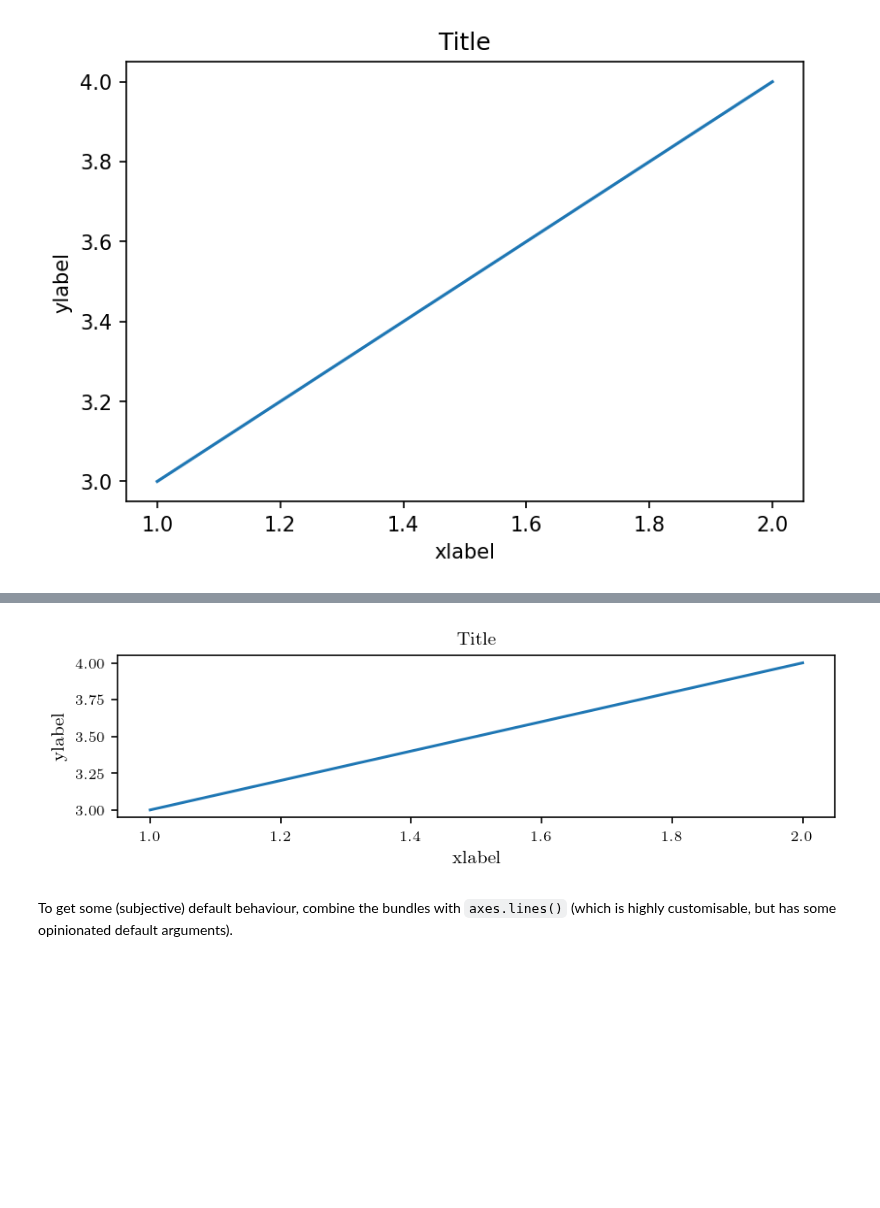
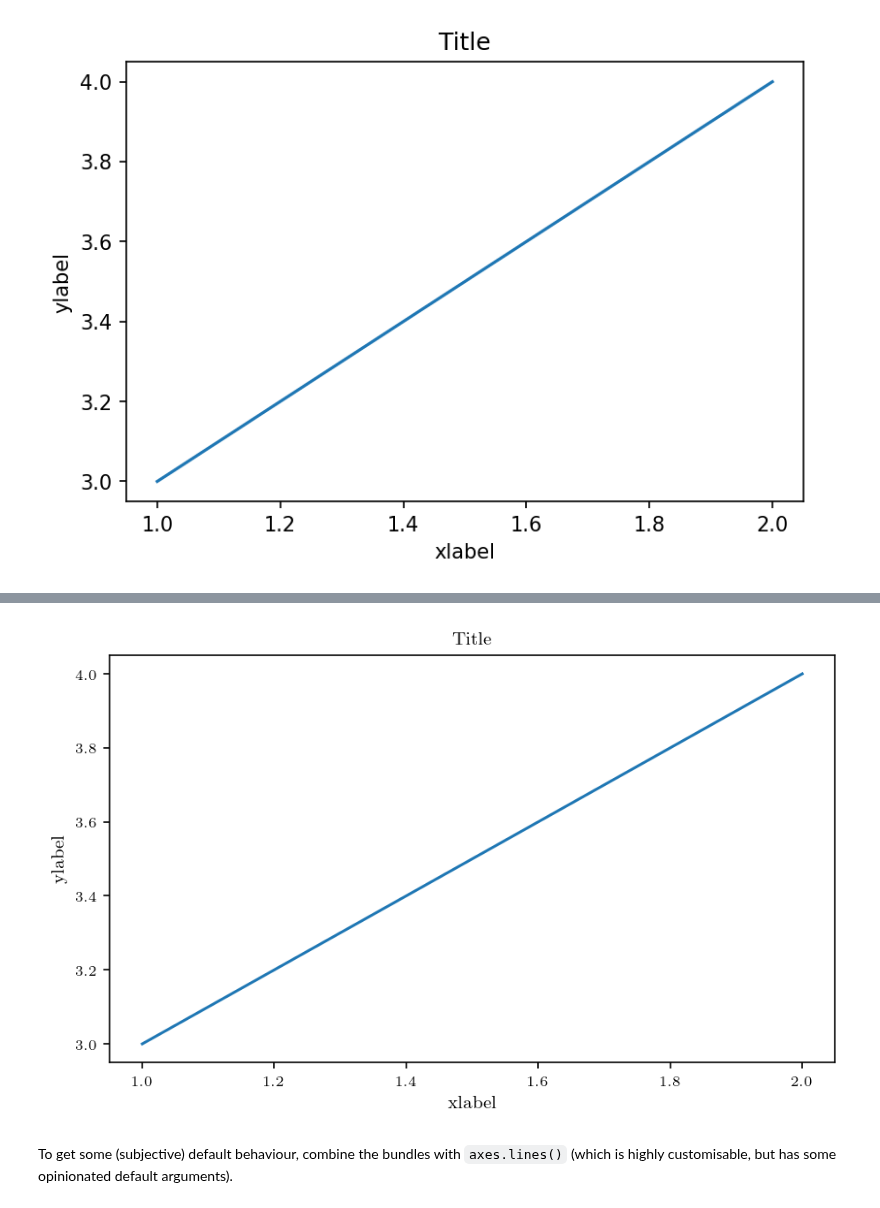
Before and after one commit to pnkraemer/tueplots, a Jupyter notebook: examples/bundles.ipynb, the cells around one changed output, grey strips where cells are left out. Drawn from its saved outputs; the diff is of its cells as text; code cells hidden in the pictures; blank space fills up the shorter version.

```diff
--- a/examples/bundles.ipynb
+++ b/examples/bundles.ipynb
@@ -49,13 +45,13 @@ with plt.rc_context(bundles.neurips2021()):
 # %%
-with plt.rc_context(bundles.jmlr2001_tex(family="serif")):
+with plt.rc_context(bundles.jmlr2001(family="serif")):
     fig, ax = plt.subplots()
     ax.plot([1.0, 2.0], [3.0, 4.0])
     ax.set_title("Title")
     ax.set_xlabel("xlabel")
     ax.set_ylabel("ylabel")
     plt.show()
 # %% [output]
-[figure, old version]
+[figure, new version]
 # %% [markdown]
 To get some (subjective) default behaviour, combine the bundles with `axes.lines()` (which is highly customisable, but has some opinionated default arguments).
 # %%
```
Also changed, not shown: parts of 7 cells of this notebook, 5 other files.
